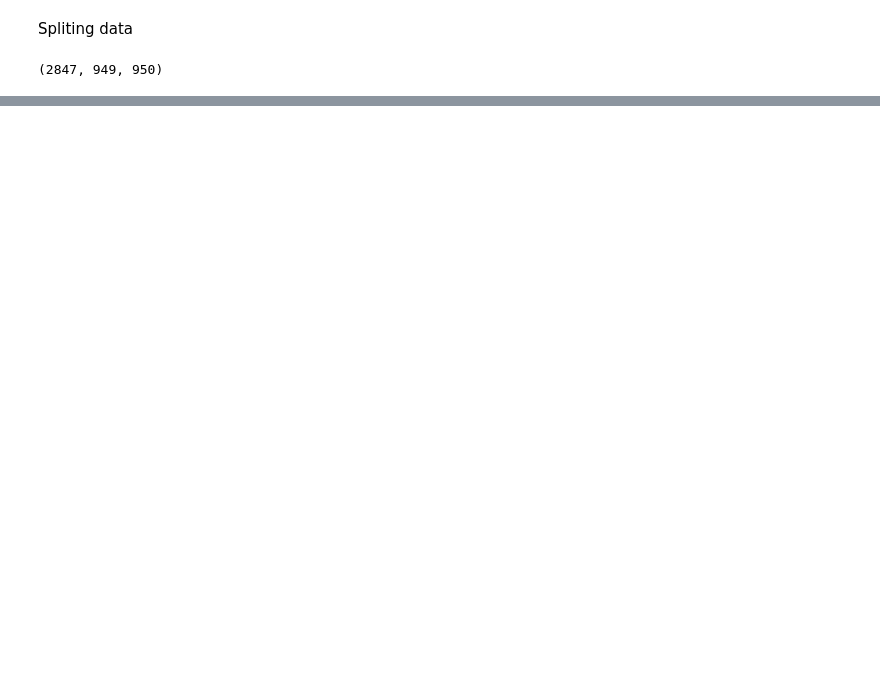
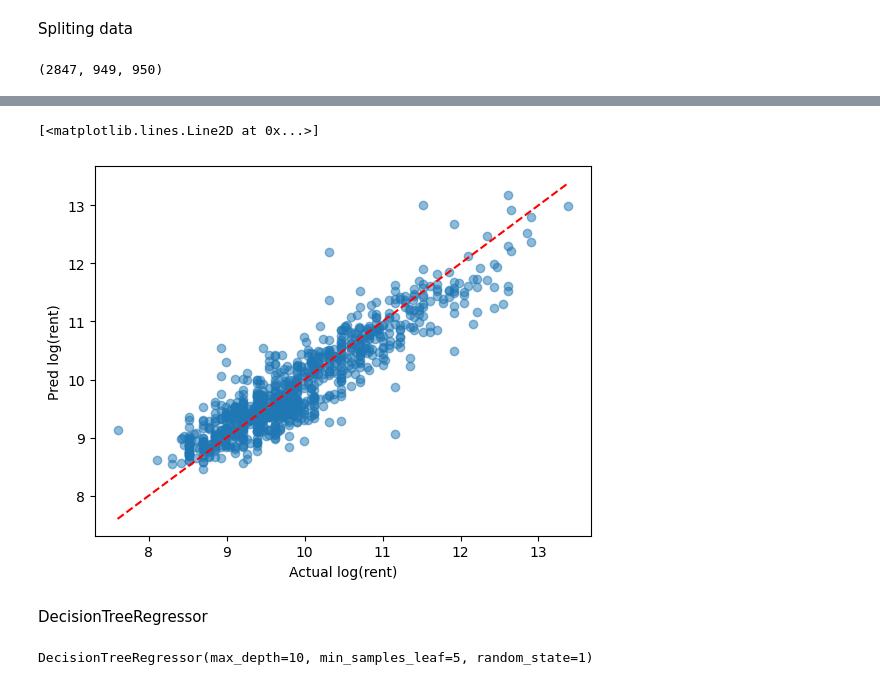
Before and after one commit to mitologistka/Machine_Learning_Zoomcamp_Homework, a Jupyter notebook: house-rent-midterm-project/Project.ipynb, the cells around one changed output, grey strips where cells are left out. Drawn from its saved outputs; the diff is of its cells as text; code cells hidden in the pictures; blank space fills up the shorter version.

```diff
--- a/house-rent-midterm-project/Project.ipynb
+++ b/house-rent-midterm-project/Project.ipynb
@@ -206,0 +217,12 @@ TypeError: Unsupported value Type <class 'pandas._libs.tslibs.timestamps.Timesta
+# %%
+from sklearn.preprocessing import StandardScaler
+
+scaler = StandardScaler()
+X_train_scaled = scaler.fit_transform(X_train)
+X_val_scaled = scaler.transform(X_val)
+# %%
+from sklearn.linear_model import Ridge
+
+model = Ridge(alpha=1.0)
+model.fit(X_train_scaled, y_train)
+y_pred = model.predict(X_val_scaled)
@@ -206,0 +260,10 @@ TypeError: Unsupported value Type <class 'pandas._libs.tslibs.timestamps.Timesta
+# %%
+plt.scatter(y_val, y_pred, alpha=0.5)
+plt.xlabel("Actual log(rent)")
+plt.ylabel("Pred log(rent)")
+plt.plot([y_val.min(), y_val.max()], [y_val.min(), y_val.max()], "r--")
+# %% [output]
+[<matplotlib.lines.Line2D at 0x...>]
+[figure, added]
+# %% [markdown]
+ DecisionTreeRegressor
@@ -206,0 +281,4 @@ TypeError: Unsupported value Type <class 'pandas._libs.tslibs.timestamps.Timesta
+# %%
+model_dt.fit(X_train, y_train)
+# %% [output]
+DecisionTreeRegressor(max_depth=10, min_samples_leaf=5, random_state=1)
```
Also changed, not shown: parts of 41 cells of this notebook.
